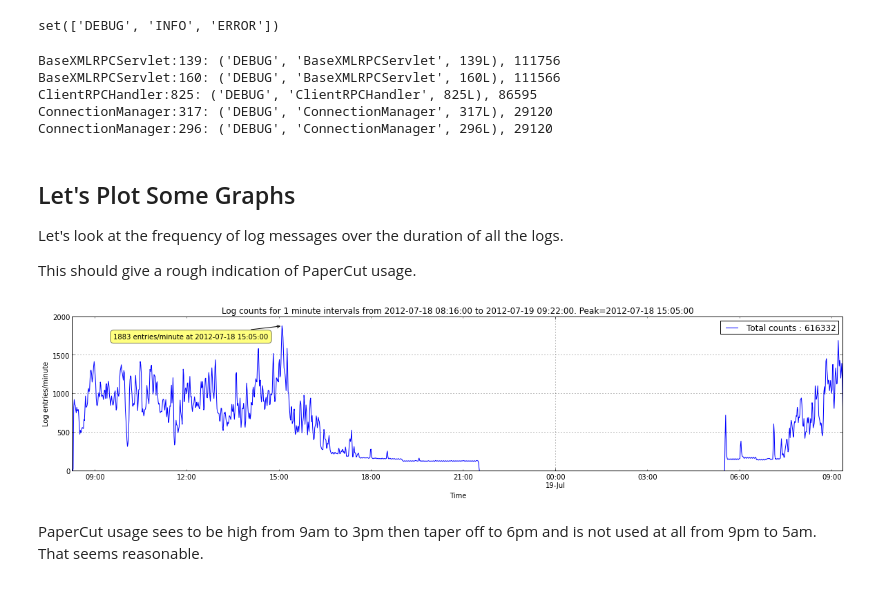
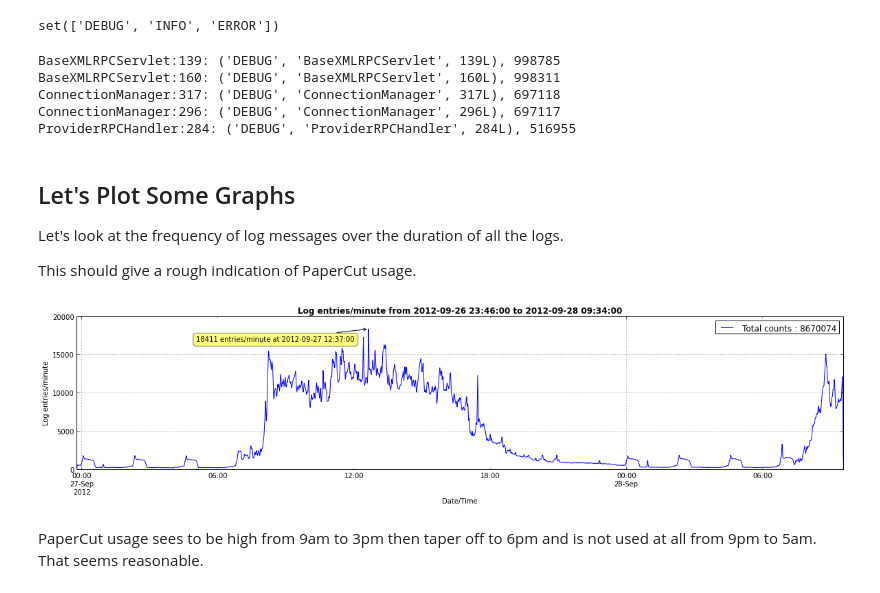
Before and after one commit to peterwilliams97/log_analysis, a Jupyter notebook: nb_pandas-preprocessed-log-files.ipynb, the cells around one changed output. Drawn from its saved outputs; the diff is of its cells as text; code cells hidden in the pictures.

```diff
--- a/nb_pandas-preprocessed-log-files.ipynb
+++ b/nb_pandas-preprocessed-log-files.ipynb
@@ -79,9 +93,13 @@ pandas: 0.11.0
 ### Load the preprocessed data
 # %%
 #data_dir = r'data\AAA'
-data_dir = r'data\AAA-Copy'
+#data_dir = r'data\AAA-Copy'
 #data_dir = r'data\AAA-Copy-Copy'
 #data_dir = r'data\BIG'
+data_dir = r'data\CAN-581-15745_2'
 lfl_freq = pd.read_hdf(os.path.join(data_dir, 'lfl_freq.h5'), 'logs')
 lfl_freq_corr = pd.read_hdf(os.path.join(data_dir, 'lfl_freq_corr.h5'), 'logs')
-lfl_sorted = pickle.load(open(os.path.join(data_dir, 'lfl_sorted.pkl'), 'rt'))
+lfl_sorted = pickle.load(open(os.path.join(data_dir, 'lfl_sorted.pkl'), 'rb'))
+history = pickle.load(open(os.path.join(data_dir, 'history.pkl'), 'rb'))
+# Choose a server.log header at random from all the saved headers
+header = history[history.keys()[0]]['header']
@@ -103,11 +139,11 @@ set(['DEBUG', 'INFO', 'ERROR'])
 for k, v in string_to_lfl.items()[:5]:
     print '%s: %s, %d' % (k, v, int(lfl_freq[k].sum()))
 # %% [output]
-BaseXMLRPCServlet:139: ('DEBUG', 'BaseXMLRPCServlet', 139L), 111756
-BaseXMLRPCServlet:160: ('DEBUG', 'BaseXMLRPCServlet', 160L), 111566
-ClientRPCHandler:825: ('DEBUG', 'ClientRPCHandler', 825L), 86595
-ConnectionManager:317: ('DEBUG', 'ConnectionManager', 317L), 29120
-ConnectionManager:296: ('DEBUG', 'ConnectionManager', 296L), 29120
+BaseXMLRPCServlet:139: ('DEBUG', 'BaseXMLRPCServlet', 139L), 998785
+BaseXMLRPCServlet:160: ('DEBUG', 'BaseXMLRPCServlet', 160L), 998311
+ConnectionManager:317: ('DEBUG', 'ConnectionManager', 317L), 697118
+ConnectionManager:296: ('DEBUG', 'ConnectionManager', 296L), 697117
+ProviderRPCHandler:284: ('DEBUG', 'ProviderRPCHandler', 284L), 516955
 # %% [markdown]
 Let's Plot Some Graphs
 -----------
@@ -115,29 +151,33 @@ Let's look at the frequency of log messages over the duration of all the logs.
 
 This should give a rough indication of PaperCut usage.
 # %%
+def embellish(df):
+    """Add standard title and axis labels to a graph"""
+    title('Log entries/minute from %s to %s' % (df.index.min(), df.index.max()), fontweight='bold')
+    xlabel('Date/Time')
+    ylabel('Log entries/minute')
+    legend()
+
 def get_peak(series):
     return series.dropna().idxmax()
 
 def annotate_peak(series):
     peak = get_peak(series)
     plt.annotate(
         '%d entries/minute at %s' % (series[peak], peak),
         xy = (peak, totals[peak]),
         xytext = (-20, -20), textcoords='offset points',
         ha = 'right', va = 'bottom', bbox = dict(boxstyle = 'round,pad=0.5', fc = 'yellow', alpha = 0.5),
         arrowprops = dict(arrowstyle = '->', connectionstyle = 'arc3,rad=0'))
 
 totals = lfl_freq.sum(axis=1)
 peak = get_peak(totals)
 
 totals.plot(label='Total counts : %6d' % (totals.sum()))
-title('Log counts for 1 minute intervals from %s to %s. Peak=%s' % (lfl_freq.index.min(), lfl_freq.index.max(),  peak))
-xlabel('Time')
-ylabel('Log entries/minute')
-legend()
+embellish(lfl_freq)
 annotate_peak(totals)
 # %% [output]
-[figure, old version]
+[figure, new version]
 # %% [markdown]
 PaperCut usage sees to be high from 9am to 3pm then taper off to 6pm and is not used at all from 9pm to 5am. That seems reasonable.
 # %% [markdown]
```
Also changed, not shown: parts of 23 cells of this notebook, 3 other files.
